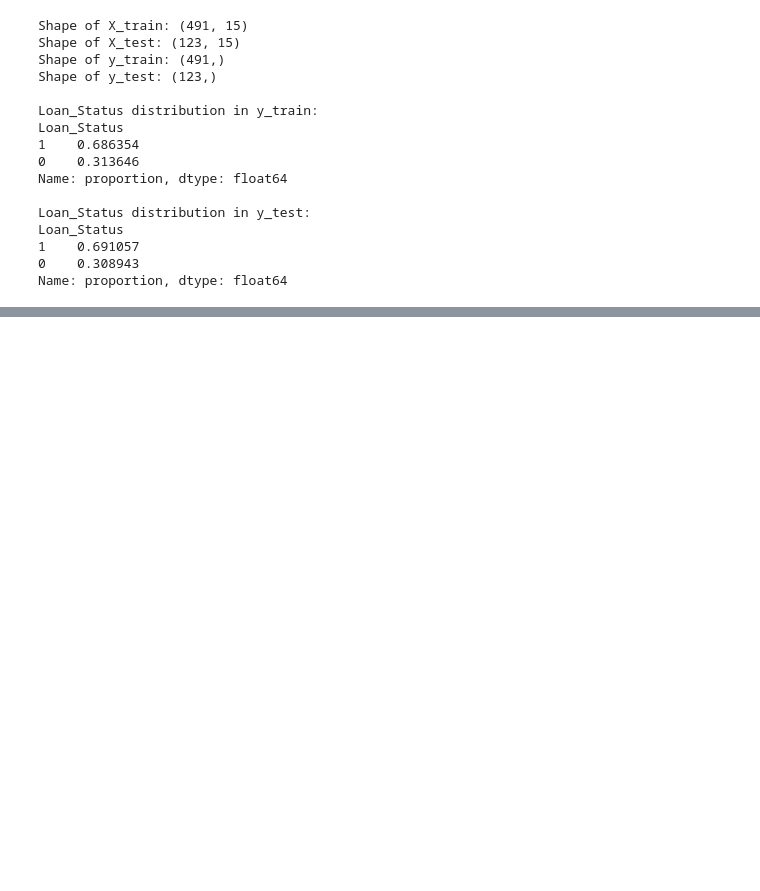
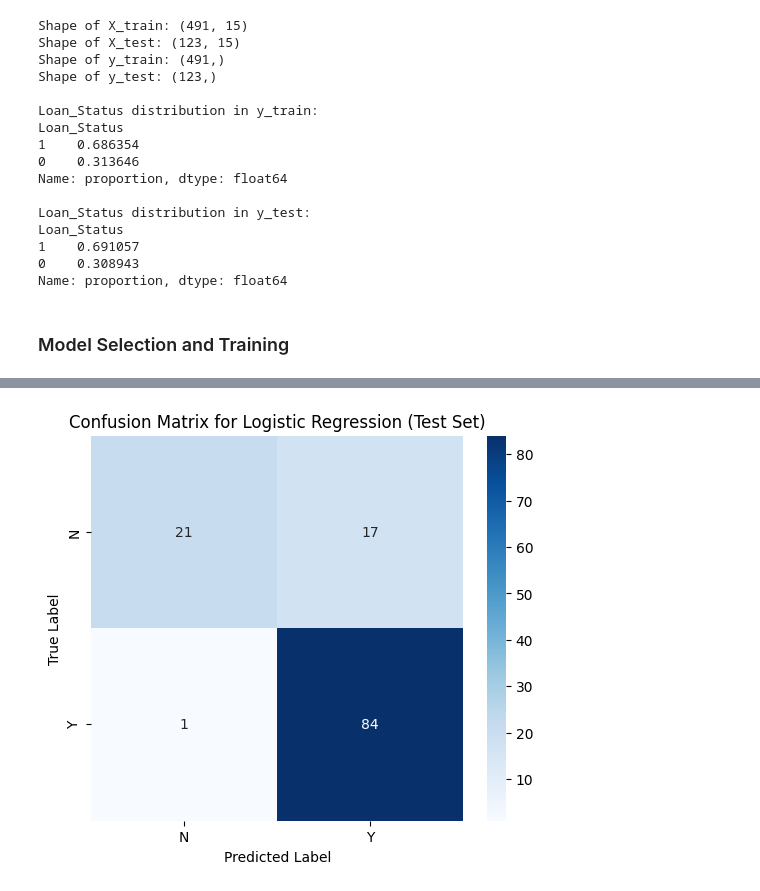
Before and after one commit to ShrijithSM/Loan-Approval-Prediction, a Jupyter notebook: main.ipynb, the cells around one changed output, grey strips where cells are left out. Cells and saved outputs as stored; diff of their text form; code cells hidden in the pictures; blank space fills up the shorter version.

Commit message:
models

```diff
--- a/main.ipynb
+++ b/main.ipynb
@@ -328,3 +328,71 @@ Loan_Status
 1    0.691057
 0    0.308943
 Name: proportion, dtype: float64
+# %% [markdown]
+###  Model Selection and Training
+# %%
+## Logistic Regression
+
+from sklearn.linear_model import LogisticRegression
+from sklearn.metrics import accuracy_score, confusion_matrix, classification_report
+
+# 1. Initialize the Logistic Regression model
+# We'll use a 'solver' that works well for typical datasets.
+# 'random_state' ensures reproducibility for the model's internal randomness.
+model_lr = LogisticRegression(random_state=42, solver='liblinear')
+
+# 2. Train the model using our training data
+# This is where the model "learns" the patterns between X_train and y_train
+print("Training Logistic Regression Model...")
+model_lr.fit(X_train, y_train)
+print("Model training complete!")
+
+# 3. Make predictions on the training set (to check for overfitting)
+y_train_pred_lr = model_lr.predict(X_train)
+
+# 4. Make predictions on the test set (this is the crucial one for evaluation)
+print("\nMaking predictions on the test set...")
+y_test_pred_lr = model_lr.predict(X_test)
+print("Predictions made!")
+
+# 5. Evaluate the model's performance
+print("\n--- Logistic Regression Model Evaluation ---")
+
+# Accuracy: The proportion of correctly classified instances
+train_accuracy_lr = accuracy_score(y_train, y_train_pred_lr)
+test_accuracy_lr = accuracy_score(y_test, y_test_pred_lr)
+print(f"Training Accuracy: {train_accuracy_lr:.4f}")
+print(f"Test Accuracy: {test_accuracy_lr:.4f}")
+
+# Confusion Matrix: Helps visualize the types of correct and incorrect predictions
+# True Positives (TP): Model predicted Y, actual was Y
+# True Negatives (TN): Model predicted N, actual was N
+# False Positives (FP): Model predicted Y, actual was N (Type I error) - Bad for bank (approves bad loan)
+# False Negatives (FN): Model predicted N, actual was Y (Type II error) - Bad for bank (rejects good applicant)
+print("\nConfusion Matrix (Test Set):")
+cm_lr = confusion_matrix(y_test, y_test_pred_lr)
+print(cm_lr)
+
+# A more detailed classification report: Precision, Recall, F1-Score
+# Precision: Of all predicted positives, how many were actually positive? (TP / (TP + FP))
+# Recall (Sensitivity): Of all actual positives, how many did we correctly identify? (TP / (TP + FN))
+# F1-Score: Harmonic mean of Precision and Recall (balances both)
+print("\nClassification Report (Test Set):")
+print(classification_report(y_test, y_test_pred_lr))
+
+# Visualizing the Confusion Matrix (makes it easier to read!)
+plt.figure(figsize=(6, 5))
+sns.heatmap(cm_lr, annot=True, fmt="d", cmap="Blues",
+            xticklabels=le.classes_, yticklabels=le.classes_) # Assuming le is the LabelEncoder from earlier
+plt.title('Confusion Matrix for Logistic Regression (Test Set)')
+plt.xlabel('Predicted Label')
+plt.ylabel('True Label')
+plt.show()
+
+# Quick check of coefficients (what features are most important for LR)
+print("\nLogistic Regression Coefficients (Feature Importance):")
+feature_importance = pd.DataFrame({'Feature': X_train.columns, 'Coefficient': model_lr.coef_[0]})
+feature_importance['Abs_Coefficient'] = abs(feature_importance['Coefficient'])
+feature_importance = feature_importance.sort_values(by='Abs_Coefficient', ascending=False)
+print(feature_importance)
+# %% [output]
@@ -330,0 +416 @@ Name: proportion, dtype: float64
+[figure, added]
```
Also changed, not shown: parts of 6 cells of this notebook.
